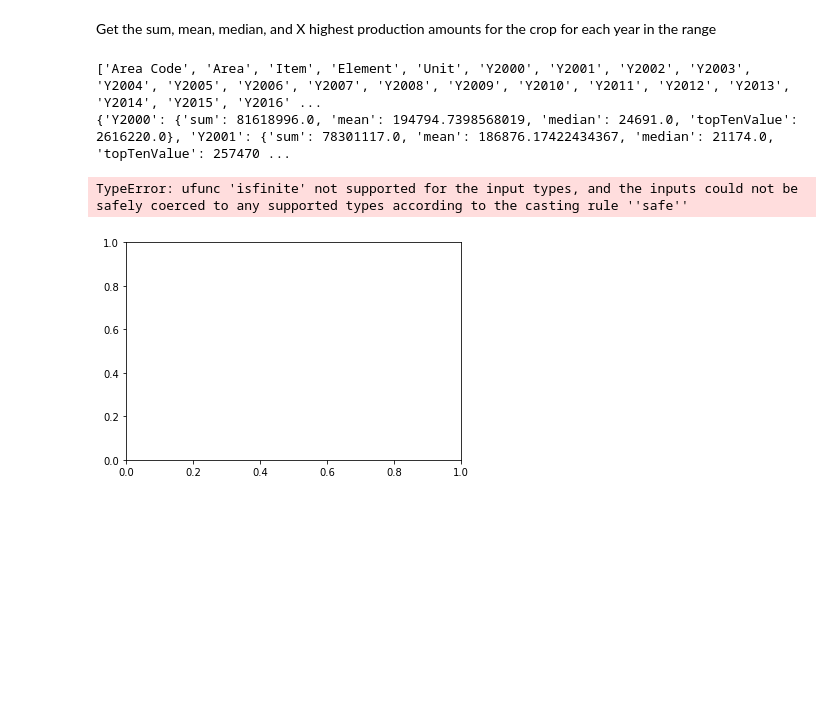
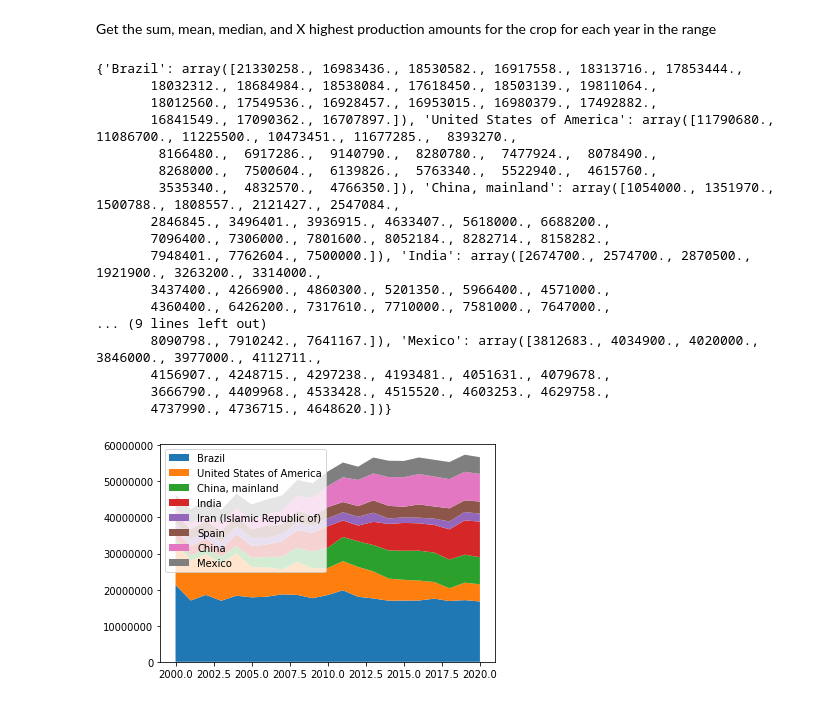
Before and after one commit to polarbearcode/DataAnalysis, a Jupyter notebook: AgricultureData/TopProducers.ipynb, the cells around one changed output. Cells and saved outputs as stored; diff of their text form; code cells hidden in the pictures; blank space fills up the shorter version.

Commit message:
get graph to plot

```diff
--- a/AgricultureData/TopProducers.ipynb
+++ b/AgricultureData/TopProducers.ipynb
@@ -165,7 +173,7 @@ def createStatsDict(df, y1, y2, topX):
         arr = df[yearCol].to_numpy()
         arr[np.isnan(arr)] = 0
         statsDict[yearCol] = {"sum" : np.sum(arr), "mean": np.mean(arr), "median": np.median(arr),
-                              "topTenValue": getTopTenPoint(arr, topX)}
+                              "top" + str(topX) + "value": getTopXPoint(arr, topX)}
     return statsDict
 # %%
 def yearsToRows(df, yearColumns):
@@ -212,6 +220,32 @@ def addOtherSum(df):
     df = df[["Area", "Year", "Amount"]]
     df = pd.concat([df, otherSum], ignore_index=True)
     return df
+# %%
+def dropNonTopX(df, statsDict, topX):
+    """
+        Drop the non topX producers as defined by
+        the topX value in statsDict.
+        Arguments:
+            df: the dataframe
+            statsDict: dictionary of the stats
+            topX: int, the cutoff point
+    """
+    countryToDrop = []
+    countryList = df['Area'].unique()
+    yearList = df["Year"].unique()
+
+    for c in countryList:
+        countryDF = df[df["Area"] == c]
+        amountList = countryDF["Amount"].values
+        check = []
+        for i in range(len(yearList)):
+            if (amountList[i] < statsDict[yearList[i]]["top" + str(topX) + "value"]):
+                check.append(False)
+            else:
+                check.append(True)
+        if (not any(check)):
+            countryToDrop.append(c)
+    return df[~df['Area'].isin(countryToDrop)]
 # %%
 def createStackPlot(df):
     """
@@ -221,8 +255,8 @@ def createStackPlot(df):
     countryList = list(set([c for c in df['Area']]))
     plotDict = {}
     for country in countryList:
-        df = df[df['Area'] == country]
-        plotDict[country] = df['Amount'].values.T
+        countryDf = df[df['Area'] == country]
+        plotDict[country] = countryDf['Amount'].values.T
     fig, ax = plt.subplots()
     ax.stackplot(df['Year'].unique(), plotDict.values(),
                  labels = plotDict.keys())
@@ -241,24 +276,40 @@ firstYrInData = 1961
 lastYrInData = 2020
 topX = 5
 # %%
-def plotForCrop(df, item, y1, y2, topX):
+def plotProductionCrop(df, item, y1, y2, topX):
     """
         Put all the methods together and
         create a stackplot for the item
         from y1 to y2 inclusive for the
         top X producers.
     """
+    df = setElement(df, "Production")
     df = subsetAgData(df, fruit, y1, y2, keepCols)
     df = dropRegionRows(df)
     statsDict = createStatsDict(df, y1, y2, topX)
     df = yearsToRows(df, createYearList(y1, y2))
     df = addOtherLabel(df, topX, statsDict)
     df = addOtherSum(df)
+    df = dropNonTopX(df, statsDict, topX)
     createStackPlot(df)
 # %%
-plotForCrop(agData, fruit, year1, year2, 5)
+plotProductionCrop(agData, fruit, year1, year2, 5)
 # %% [output]
-['Area Code', 'Area', 'Item', 'Element', 'Unit', 'Y2000', 'Y2001', 'Y2002', 'Y2003', 'Y2004', 'Y2005', 'Y2006', 'Y2007', 'Y2008', 'Y2009', 'Y2010', 'Y2011', 'Y2012', 'Y2013', 'Y2014', 'Y2015', 'Y2016' ...
-{'Y2000': {'sum': 81618996.0, 'mean': 194794.7398568019, 'median': 24691.0, 'topTenValue': 2616220.0}, 'Y2001': {'sum': 78301117.0, 'mean': 186876.17422434367, 'median': 21174.0, 'topTenValue': 257470 ...
+{'Brazil': array([21330258., 16983436., 18530582., 16917558., 18313716., 17853444.,
+       18032312., 18684984., 18538084., 17618450., 18503139., 19811064.,
+       18012560., 17549536., 16928457., 16953015., 16980379., 17492882.,
+       16841549., 17090362., 16707897.]), 'United States of America': array([11790680., 11086700., 11225500., 10473451., 11677285.,  8393270.,
+        8166480.,  6917286.,  9140790.,  8280780.,  7477924.,  8078490.,
+        8268000.,  7500604.,  6139826.,  5763340.,  5522940.,  4615760.,
+        3535340.,  4832570.,  4766350.]), 'China, mainland': array([1054000., 1351970., 1500788., 1808557., 2121427., 2547084.,
+       2846845., 3496401., 3936915., 4633407., 5618000., 6688200.,
+       7096400., 7306000., 7801600., 8052184., 8282714., 8158282.,
+       7948401., 7762604., 7500000.]), 'India': array([2674700., 2574700., 2870500., 1921900., 3263200., 3314000.,
+       3437400., 4266900., 4860300., 5201350., 5966400., 4571000.,
+       4360400., 6426200., 7317610., 7710000., 7581000., 7647000.,
+... (9 lines left out)
+       8090798., 7910242., 7641167.]), 'Mexico': array([3812683., 4034900., 4020000., 3846000., 3977000., 4112711.,
+       4156907., 4248715., 4297238., 4193481., 4051631., 4079678.,
+       3666790., 4409968., 4533428., 4515520., 4603253., 4629758.,
+       4737990., 4736715., 4648620.])}
-TypeError: ufunc 'isfinite' not supported for the input types, and the inputs could not be safely coerced to any supported types according to the casting rule ''safe''
-[figure, old version]
+[figure, new version]
```
Also changed, not shown: parts of 4 cells of this notebook.
